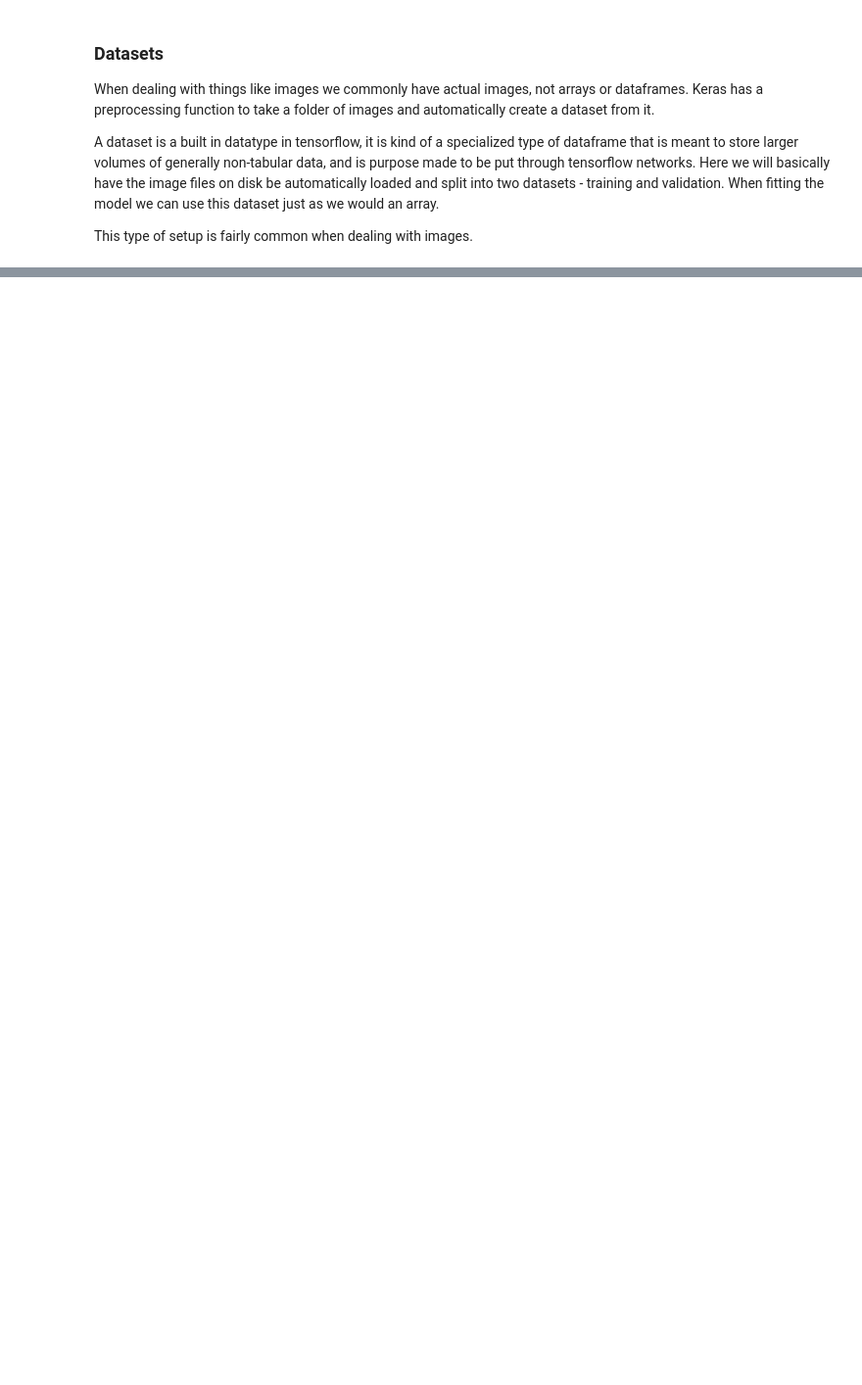
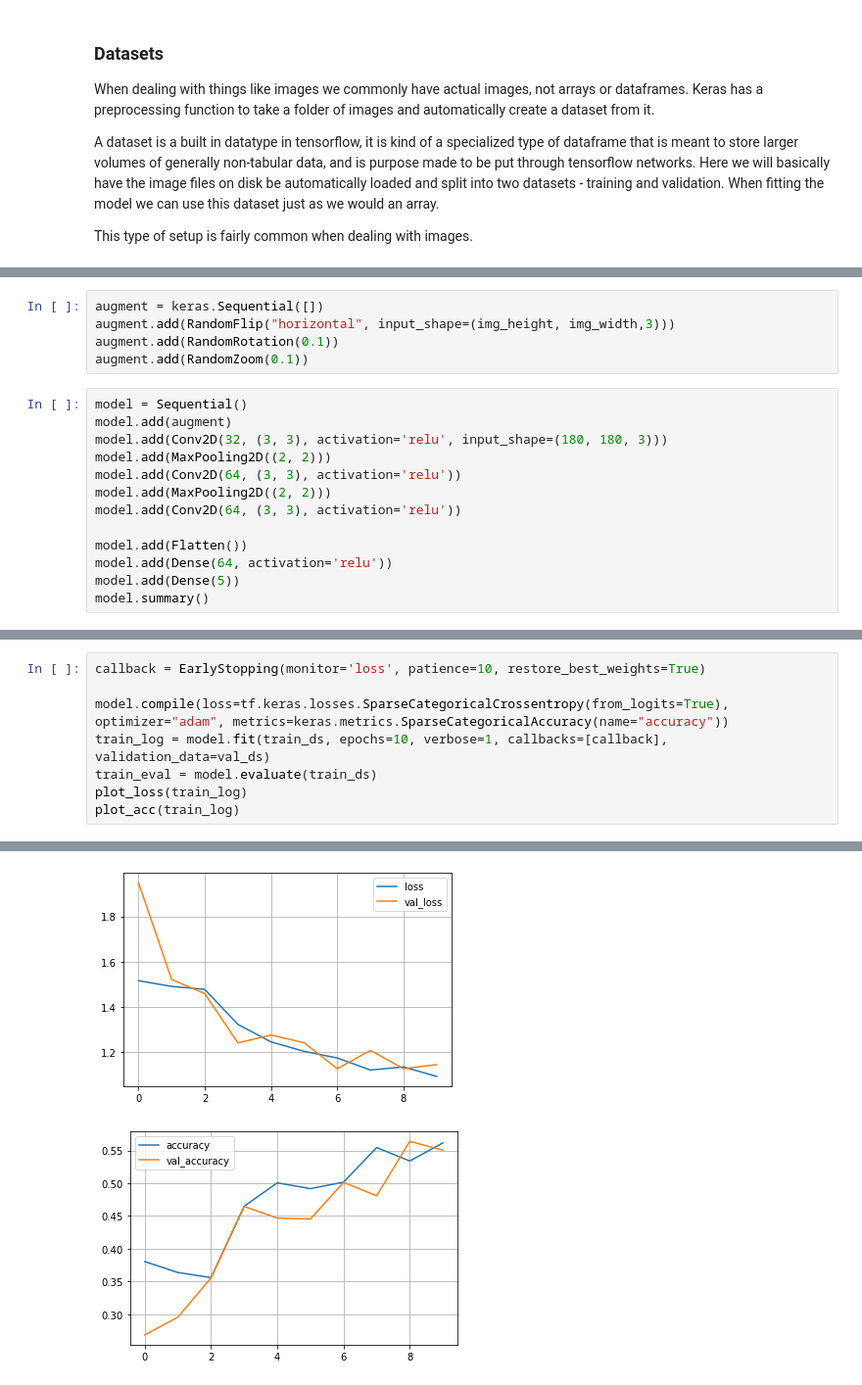
Before and after one commit to allyryry/3950_Workbooks, a Jupyter notebook: keras_images_sol.ipynb, the cells around one changed output, grey strips where cells are left out. Shown at 98% size. Cells and saved outputs as stored; diff of their text form; blank space fills up the shorter version.

```diff
--- a/keras_images_sol.ipynb
+++ b/keras_images_sol.ipynb
@@ -320,0 +468,18 @@ print(class_names)
+# %%
+augment = keras.Sequential([])
+augment.add(RandomFlip("horizontal", input_shape=(img_height, img_width,3)))
+augment.add(RandomRotation(0.1))
+augment.add(RandomZoom(0.1))
+# %%
+model = Sequential()
+model.add(augment)
+model.add(Conv2D(32, (3, 3), activation='relu', input_shape=(180, 180, 3)))
+model.add(MaxPooling2D((2, 2)))
+model.add(Conv2D(64, (3, 3), activation='relu'))
+model.add(MaxPooling2D((2, 2)))
+model.add(Conv2D(64, (3, 3), activation='relu'))
+
+model.add(Flatten())
+model.add(Dense(64, activation='relu'))
+model.add(Dense(5))
+model.summary()
@@ -320,0 +504,9 @@ print(class_names)
+# %%
+callback = EarlyStopping(monitor='loss', patience=10, restore_best_weights=True)
+
+model.compile(loss=tf.keras.losses.SparseCategoricalCrossentropy(from_logits=True), optimizer="adam", metrics=keras.metrics.SparseCategoricalAccuracy(name="accuracy"))
+train_log = model.fit(train_ds, epochs=10, verbose=1, callbacks=[callback], validation_data=val_ds)
+train_eval = model.evaluate(train_ds)
+plot_loss(train_log)
+plot_acc(train_log)
+# %% [output]
@@ -320,0 +530,2 @@ print(class_names)
+[figure, added]
+[figure, added]
```
Also changed, not shown: parts of 18 cells of this notebook, 1 other file.
